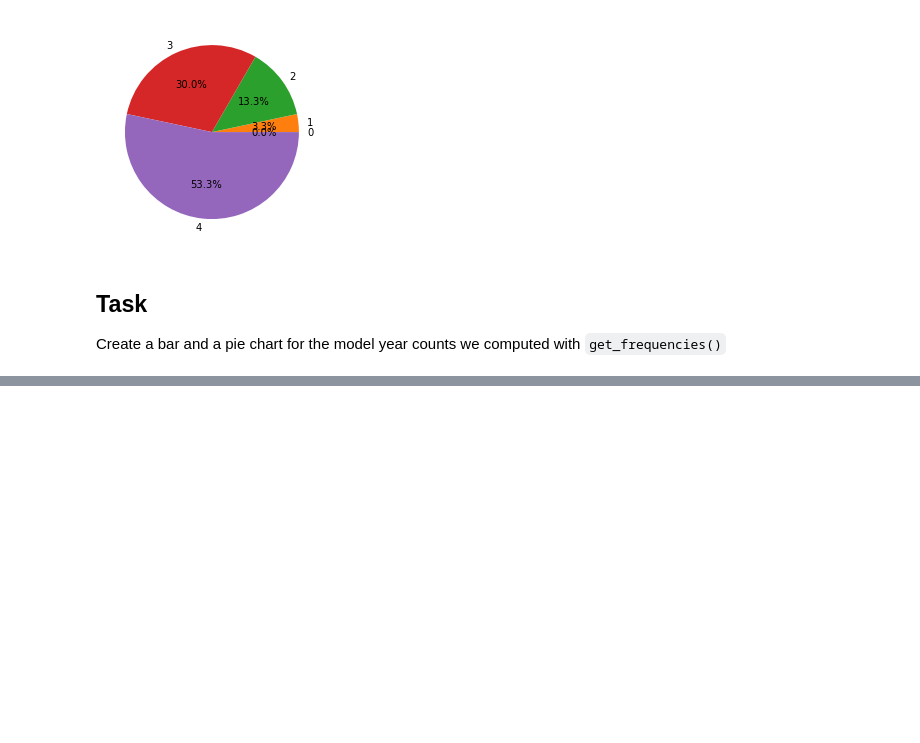
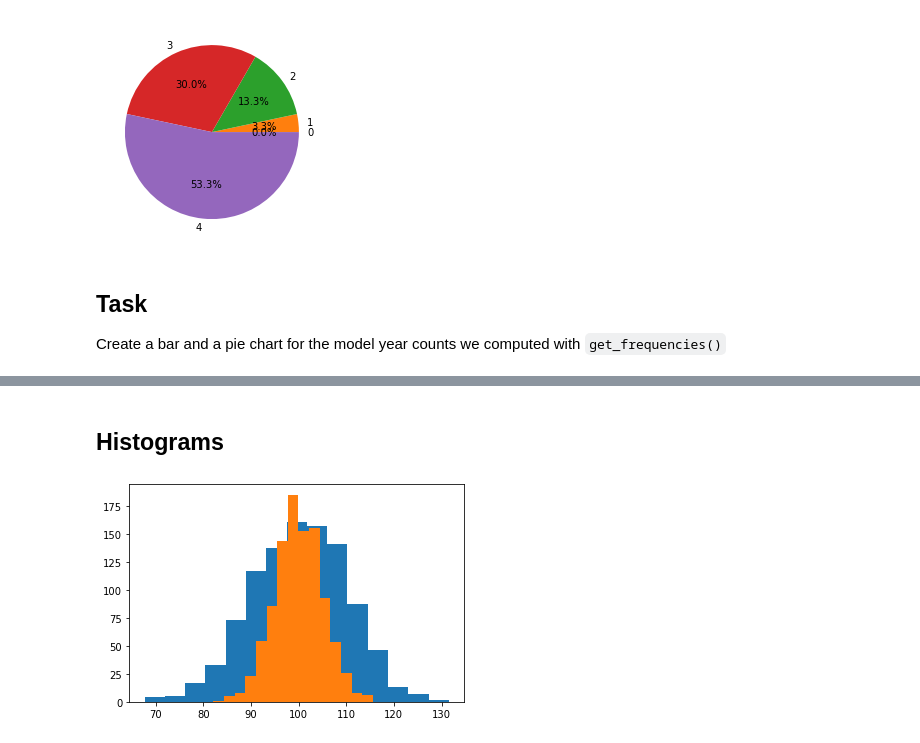
Before and after one commit to BenComer1998/U3-Data-Analysis, a Jupyter notebook: JupyterNotebookFunS1/MatplotlibBasics.ipynb, the cells around one changed output, grey strips where cells are left out. Saved outputs shown, nothing was run; the diff lists cells and outputs as text; code cells hidden in the pictures; blank space fills up the shorter version.

```diff
--- a/JupyterNotebookFunS1/MatplotlibBasics.ipynb
+++ b/JupyterNotebookFunS1/MatplotlibBasics.ipynb
@@ -84,0 +111,25 @@ utils.dummy_function1()
+# %% [markdown]
+## Histograms
+# %%
+def histogram_example(data, data2):
+    # data is a 1D list of values
+    plt.figure()
+    plt.hist(data, bins=15) # bins=10
+    plt.hist(data2, bins=15) # bins=10
+
+    plt.show()
+
+# let's create a histogram of some normal data to see the "bell-shaped curve"
+import numpy as np
+mean = 100 # mu
+stdev = 10 # sigma
+num_samples = 1000 # n
+normal_data = np.random.normal(mean, stdev, num_samples)
+normal_data2 = np.random.normal(mean, stdev / 2, num_samples)
+histogram_example(normal_data, normal_data2)
+
+# task: add another histogram to the same figure
+# for mean=100, stdev=5
+# prediction: bell shaped curve going to be narrower or wider?
+# %% [output]
+[figure, added]
```
Also changed, not shown: parts of 6 cells of this notebook, 2 other files.
